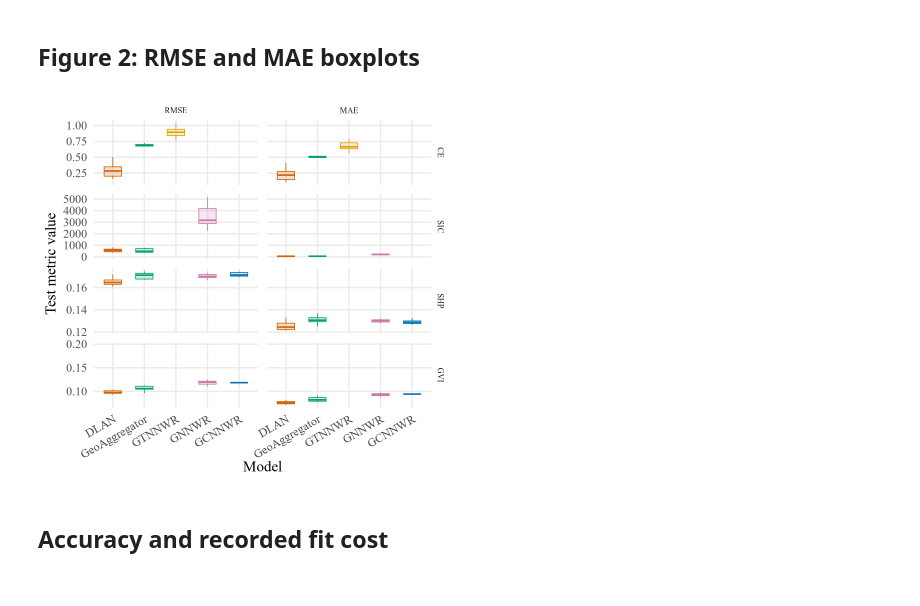
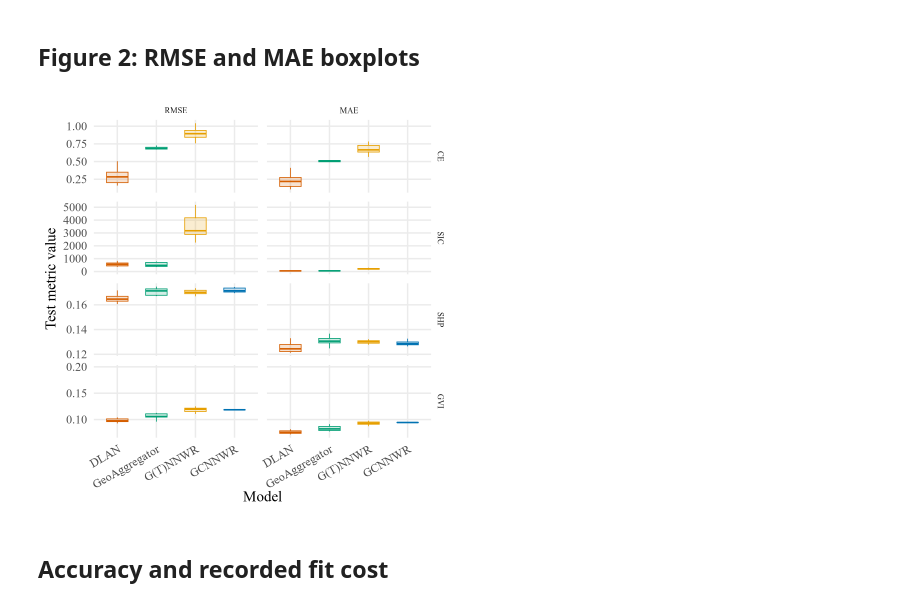
Before and after one commit to HPDell/Article-DLAN, a Jupyter notebook: scripts/plot_results.ipynb, the cells around one changed output. Drawn from its saved outputs; the diff is of its cells as text; code cells hidden in the pictures.

```diff
--- a/scripts/plot_results.ipynb
+++ b/scripts/plot_results.ipynb
@@ -23,7 +39,7 @@ figure_dir <- "../figures"
 dir.create(figure_dir, recursive=TRUE, showWarnings=FALSE)
 # %%
 cols <- c('DLAN'='#D55E00', 'GeoAggregator'='#009E73', 'GCNNWR'='#0072B2',
-          'OLS buffer'='#777777', 'GNNWR'='#CC79A7', 'GTNNWR'='#E69F00')
+          'OLS buffer'='#777777', 'GNNWR'='#CC79A7', 'G(T)NNWR'='#E69F00')
 options(jupyter.plot_mimetypes='image/png', repr.plot.res=120)
 # %%
 theme_set(
@@ -70,31 +86,35 @@ ggsave(file.path(figure_dir, 'matched_seed_accuracy.pdf'), width=8, height=5.3,
 # %%
 # Figure 2: seed-level distributions, with one dataset per row and metric per column.
 accuracy_long <- rbind(
   transform(test_metrics, metric = "RMSE", value = rmse),
   transform(test_metrics, metric = "MAE", value = mae)
 ) %>%
   mutate(
-    metric = factor(accuracy_long$metric, levels = c("RMSE", "MAE")),
+    model_label = ifelse(model_label == "GTNNWR", "GNNWR", model_label)
+  ) %>%
+  mutate(
+    metric = factor(metric, levels = c("RMSE", "MAE")),
     model_label = factor(
-      accuracy_long$model_label,
-      levels = c("DLAN", "GeoAggregator", "GTNNWR", "GNNWR", "GCNNWR")
+      model_label,
+      levels = c("DLAN", "GeoAggregator", "GNNWR", "GCNNWR"),
+      labels = c("DLAN", "GeoAggregator", "G(T)NNWR", "GCNNWR")
     )
   )
 ggplot(accuracy_long, aes(model_label, value, colour = model_label, fill = model_label)) +
   geom_boxplot(width = .55, alpha = .18, outlier.shape = NA, linewidth = .45) +
   facet_grid(case ~ metric, scales = "free_y") +
   scale_colour_manual(values = cols) +
   scale_fill_manual(values = cols) +
   # scale_y_continuous(expand = expansion(mult = c(.04, .09))) +
   labs(x = "Model", y = "Test metric value") +
   theme(
     legend.position = "none",
     axis.text.x = element_text(angle = 30, hjust = 1),
     strip.text = element_text(size = 10),
     panel.spacing = unit(.75, "lines")
   )
 # %% [output]
-[figure, old version]
+[figure, new version]
 # %%
 ggsave(file.path(figure_dir, "matched_relative_accuracy.pdf"), width = 8, height = 8.5, device = cairo_pdf)
 # %% [markdown]
```
Also changed, not shown: parts of 1 cell of this notebook, 9 other files.
